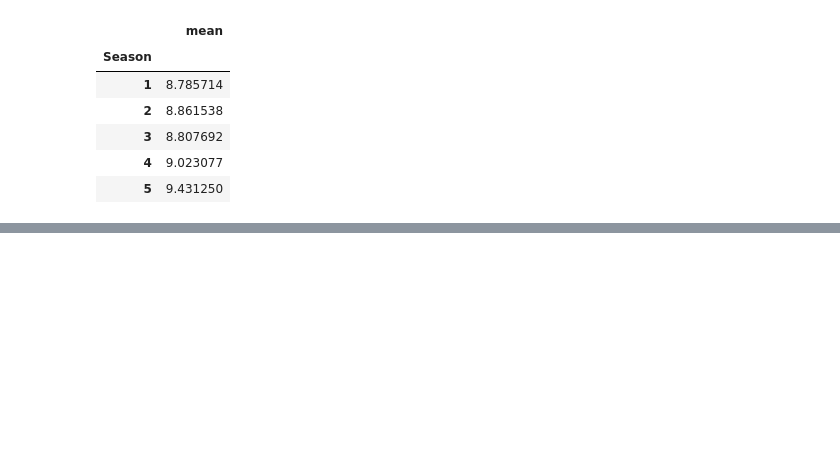
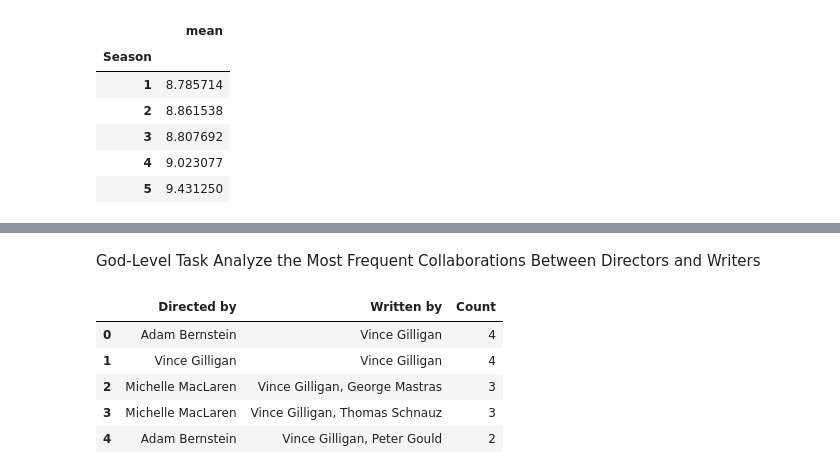
Before and after one commit to Ferref/breaking_bad_analysis, a Jupyter notebook: breaking_bad_analysis.ipynb, the cells around one changed output, grey strips where cells are left out. Cells and saved outputs as stored; diff of their text form; code cells hidden in the pictures; blank space fills up the shorter version.

```diff
--- a/breaking_bad_analysis.ipynb
+++ b/breaking_bad_analysis.ipynb
@@ -158,0 +183,13 @@ season_ratings['Rating_IMDB']
+# %% [markdown]
+God-Level Task
+Analyze the Most Frequent Collaborations Between Directors and Writers
+# %%
+collaborations = data.groupby(['Directed by', 'Written by']).size().reset_index(name='Count').sort_values(by='Count', ascending=False).reset_index(drop=True)
+collaborations.head()
+# %% [output]
+|  | Directed by | Written by | Count |
+| 0 | Adam Bernstein | Vince Gilligan | 4 |
+| 1 | Vince Gilligan | Vince Gilligan | 4 |
+| 2 | Michelle MacLaren | Vince Gilligan, George Mastras | 3 |
+| 3 | Michelle MacLaren | Vince Gilligan, Thomas Schnauz | 3 |
+| 4 | Adam Bernstein | Vince Gilligan, Peter Gould | 2 |
```
Also changed, not shown: parts of 8 cells of this notebook.
